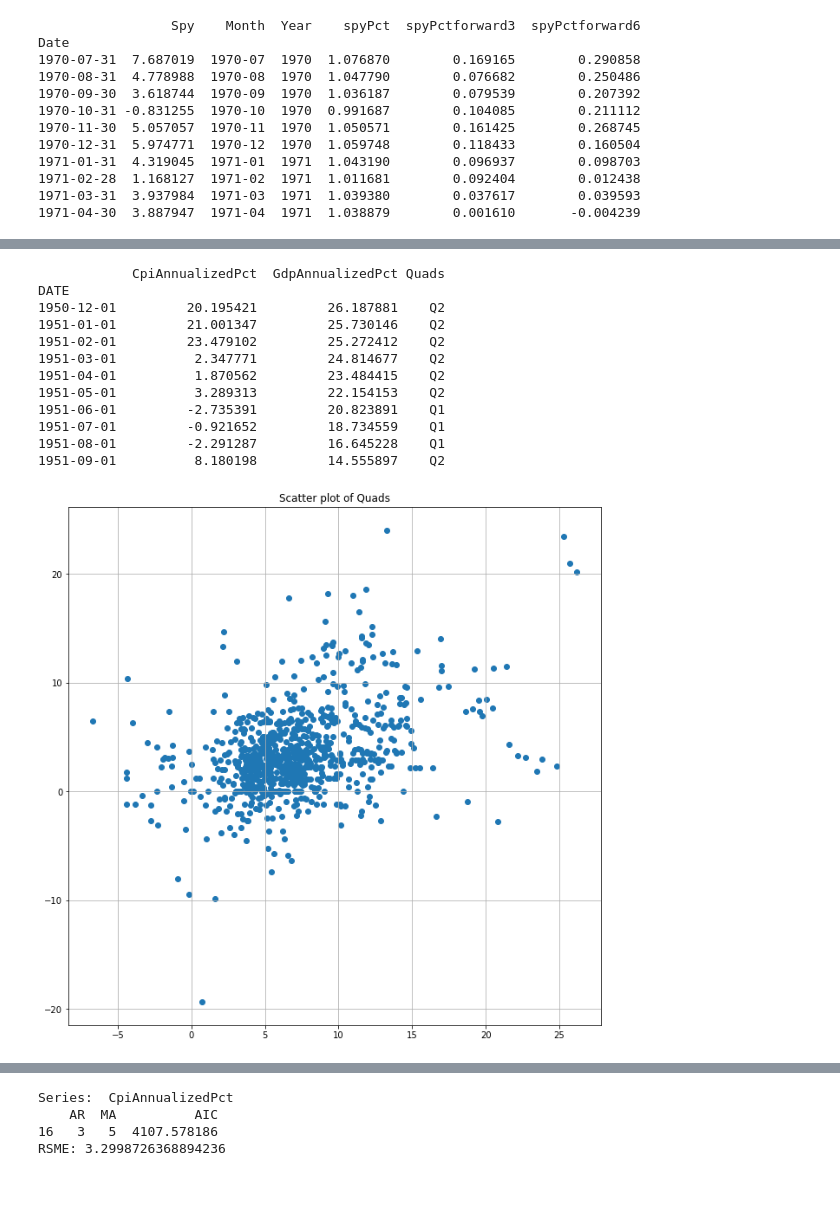
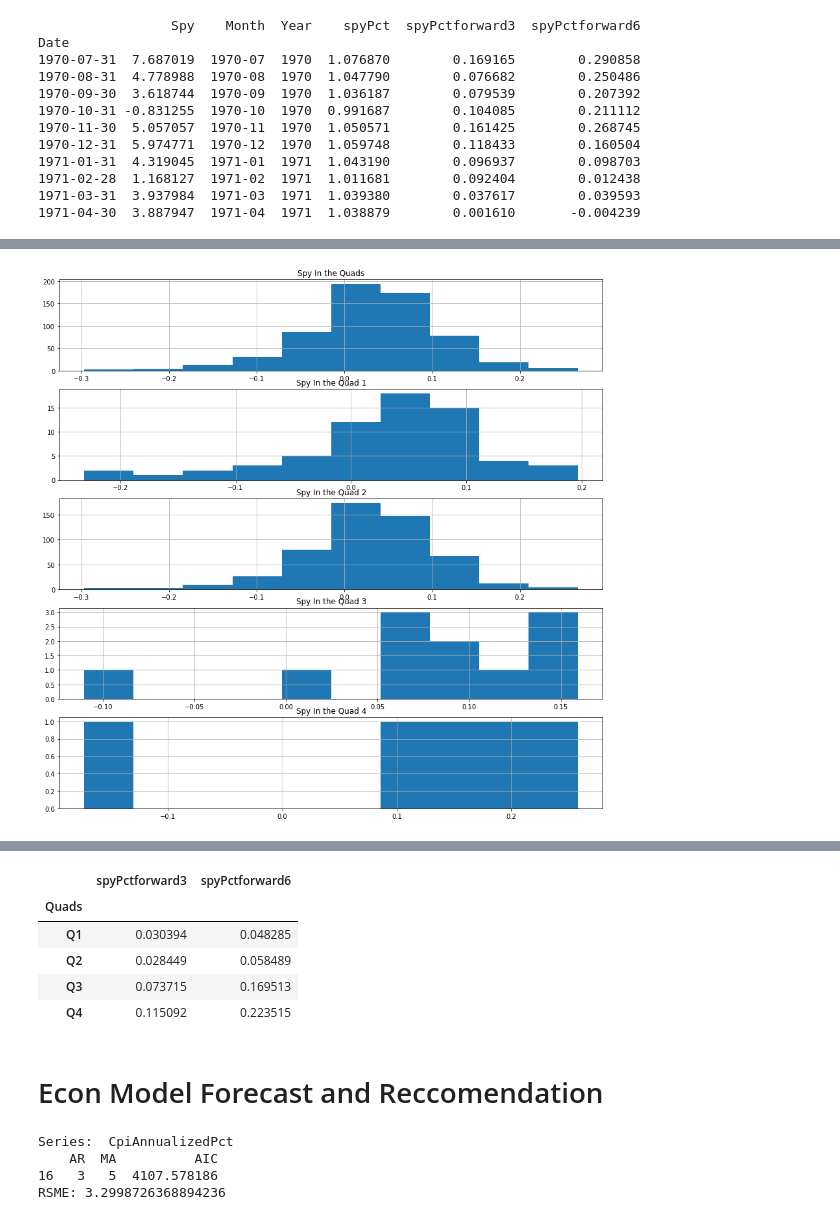
Before and after one commit to AlexNoonan-Syracuse/BigDataProject, a Jupyter notebook: ArimaModels_Alex.ipynb, the cells around one changed output, grey strips where cells are left out. Saved outputs shown, nothing was run; the diff lists cells and outputs as text; code cells hidden in the pictures; blank space fills up the shorter version.

```diff
--- a/ArimaModels_Alex.ipynb
+++ b/ArimaModels_Alex.ipynb
@@ -430,58 +536,39 @@ Date
 # %%
-cpiGdp = dfmain[['CpiAnnualizedPct', 'GdpAnnualizedPct']]
-cpiGdp['GdpAnnualizedPct'] = cpiGdp['GdpAnnualizedPct'].rolling(window=6).mean()
-cpiGdp.dropna(inplace=True)
-cpiGdp['Quads'] = cpiGdp.apply(lambda row: assign_quads(row) ,axis=1 )
-print(cpiGdp.head(10))
-
-
-fig, (ax) = plt.subplots(1, figsize=(11,11))
-ax.set_title('Scatter plot of Quads')
-ax.scatter(cpiGdp['GdpAnnualizedPct'], cpiGdp['CpiAnnualizedPct'])
-ax.grid()
-plt.show()
+# Model 1 analysis of forward returns based on quads
 
 
 cpiGdp['Month'] = cpiGdp.index.to_period("M")
 spyPlots = pd.merge(cpiGdp, spy,how='inner', left_on='Month', right_on='Month')
 
 spyPlotsQ1 = spyPlots[spyPlots['Quads']=='Q1']
 spyPlotsQ2 = spyPlots[spyPlots['Quads']=='Q2']
 spyPlotsQ3 = spyPlots[spyPlots['Quads']=='Q3']
 spyPlotsQ4 = spyPlots[spyPlots['Quads']=='Q4']
-fig, (axs) = plt.subplots(5, figsize=(30,30))
+fig, (axs) = plt.subplots(5, figsize=(15,15))
 axs[0].set_title('Spy In the Quads')
 axs[0].hist(spyPlots['spyPctforward3'])
 axs[0].grid()
 #axs[0].legend()
 axs[1].set_title('Spy In the Quad 1')
 axs[1].hist(spyPlotsQ1['spyPctforward3'])
 axs[1].grid()
 #axs[1].legend()
 axs[2].set_title('Spy In the Quad 2')
 axs[2].hist(spyPlotsQ2['spyPctforward3'])
 axs[2].grid()
 #axs[2].legend()
 axs[3].set_title('Spy In the Quad 3')
 axs[3].hist(spyPlotsQ3['spyPctforward3'])
 axs[3].grid()
 #axs[3].legend()
 axs[4].set_title('Spy In the Quad 4')
 axs[4].hist(spyPlotsQ4['spyPctforward3'])
 axs[4].grid()
 #axs[4].legend()
 plt.show()
+
+# pivot table of average forward returns per quads
+SpyPivot = pd.pivot_table(spyPlots, values=['spyPctforward3', 'spyPctforward6'], index=spyPlots['Quads'],aggfunc=np.mean)
+SpyPivot.head()
 # %% [output]
-            CpiAnnualizedPct  GdpAnnualizedPct Quads
-DATE
-1950-12-01         20.195421         26.187881    Q2
-1951-01-01         21.001347         25.730146    Q2
-1951-02-01         23.479102         25.272412    Q2
-1951-03-01          2.347771         24.814677    Q2
-1951-04-01          1.870562         23.484415    Q2
-1951-05-01          3.289313         22.154153    Q2
-1951-06-01         -2.735391         20.823891    Q1
-1951-07-01         -0.921652         18.734559    Q1
-1951-08-01         -2.291287         16.645228    Q1
-1951-09-01          8.180198         14.555897    Q2
-[figure, old version]
+[figure, new version]
@@ -489,3 +575,11 @@ DATE
+|  | spyPctforward3 | spyPctforward6 |
+| Quads |  |  |
+| Q1 | 0.030394 | 0.048285 |
+| Q2 | 0.028449 | 0.058489 |
+| Q3 | 0.073715 | 0.169513 |
+| Q4 | 0.115092 | 0.223515 |
+# %% [markdown]
+# Econ Model Forecast and Reccomendation
 # %%
 subsetdf = dfmain['CpiAnnualizedPct']
 print("Series: ", 'CpiAnnualizedPct')
```
Also changed, not shown: parts of 7 cells of this notebook.
